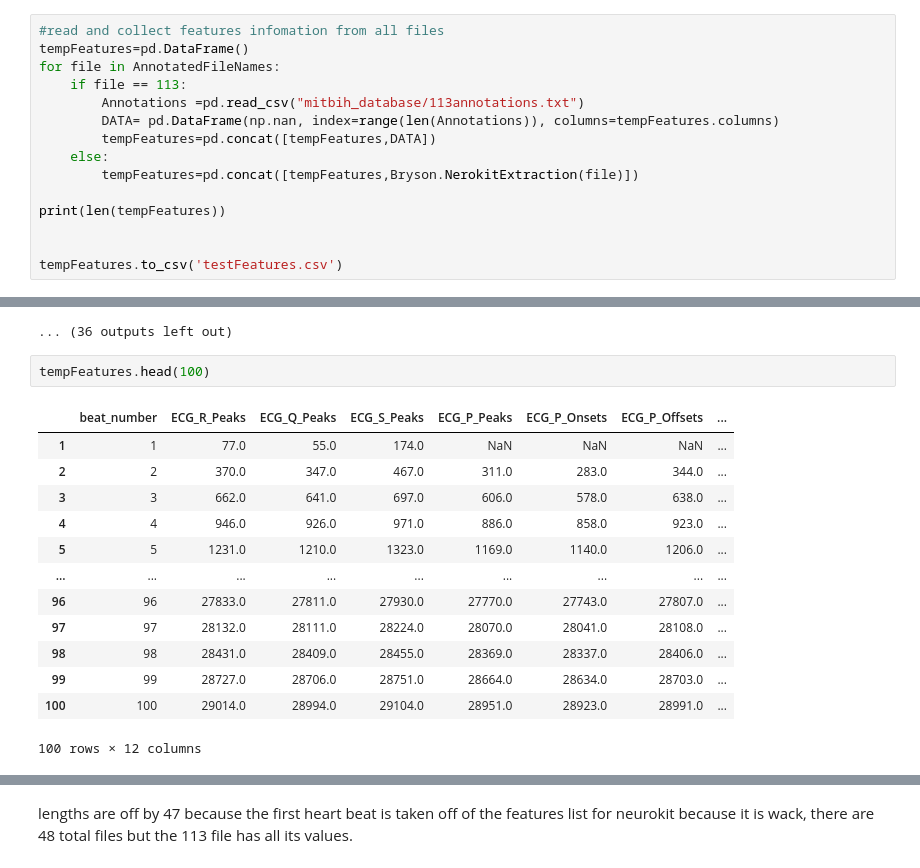
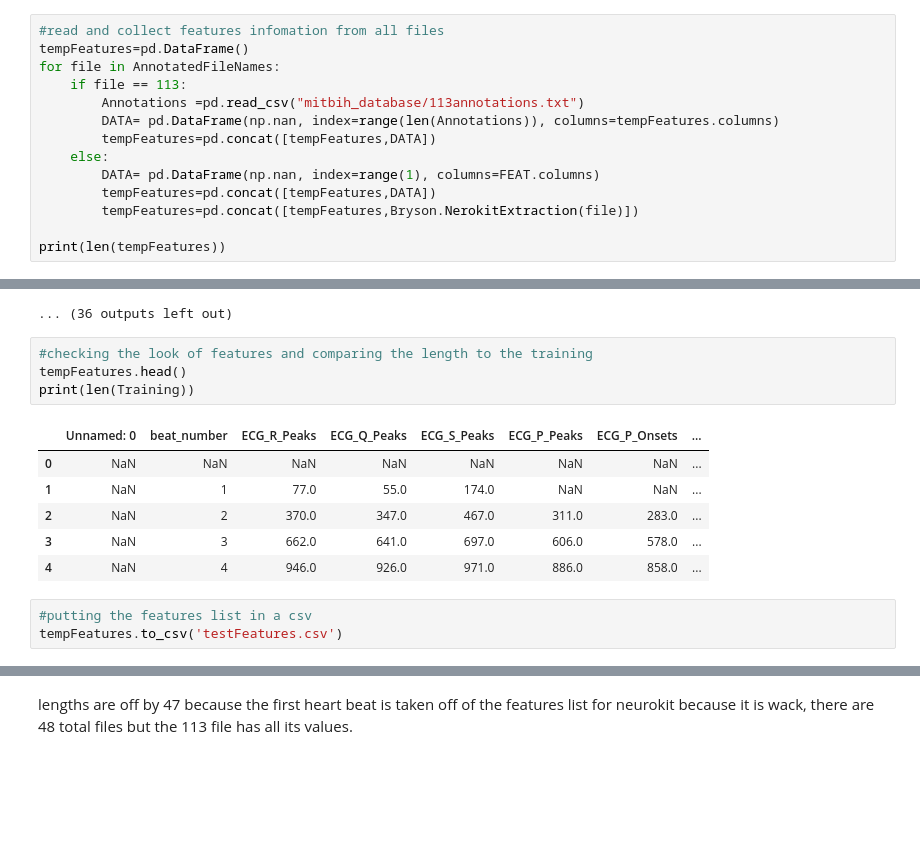
Before and after one commit to aartisinghh/Sensights, a Jupyter notebook: Recording features.ipynb, the cells around one changed output, grey strips where cells are left out. Cells and saved outputs as stored; diff of their text form; blank space fills up the shorter version.

```diff
--- a/Recording features.ipynb
+++ b/Recording features.ipynb
@@ -27,12 +35,11 @@ for file in AnnotatedFileNames:
         DATA= pd.DataFrame(np.nan, index=range(len(Annotations)), columns=tempFeatures.columns)
         tempFeatures=pd.concat([tempFeatures,DATA])
     else:
+        DATA= pd.DataFrame(np.nan, index=range(1), columns=FEAT.columns)
+        tempFeatures=pd.concat([tempFeatures,DATA])
         tempFeatures=pd.concat([tempFeatures,Bryson.NerokitExtraction(file)])
 
 print(len(tempFeatures))
-
-
-tempFeatures.to_csv('testFeatures.csv')
 # %% [output]
 extracting File 100
 extraction complete
@@ -58,20 +65,18 @@ extracting File 111
 extraction complete
 extracting File 112
 ... (36 outputs left out)
-# %%
-tempFeatures.head(100)
-# %% [output]
-|  | beat_number | ECG_R_Peaks | ECG_Q_Peaks | ECG_S_Peaks | ECG_P_Peaks | ECG_P_Onsets | ECG_P_Offsets | ... |
-| 1 | 1 | 77.0 | 55.0 | 174.0 | NaN | NaN | NaN | ... |
-| 2 | 2 | 370.0 | 347.0 | 467.0 | 311.0 | 283.0 | 344.0 | ... |
-| 3 | 3 | 662.0 | 641.0 | 697.0 | 606.0 | 578.0 | 638.0 | ... |
-| 4 | 4 | 946.0 | 926.0 | 971.0 | 886.0 | 858.0 | 923.0 | ... |
-| 5 | 5 | 1231.0 | 1210.0 | 1323.0 | 1169.0 | 1140.0 | 1206.0 | ... |
-| ... | ... | ... | ... | ... | ... | ... | ... | ... |
-| 96 | 96 | 27833.0 | 27811.0 | 27930.0 | 27770.0 | 27743.0 | 27807.0 | ... |
-| 97 | 97 | 28132.0 | 28111.0 | 28224.0 | 28070.0 | 28041.0 | 28108.0 | ... |
-| 98 | 98 | 28431.0 | 28409.0 | 28455.0 | 28369.0 | 28337.0 | 28406.0 | ... |
-| 99 | 99 | 28727.0 | 28706.0 | 28751.0 | 28664.0 | 28634.0 | 28703.0 | ... |
-| 100 | 100 | 29014.0 | 28994.0 | 29104.0 | 28951.0 | 28923.0 | 28991.0 | ... |
-100 rows × 12 columns
+# %%
+#checking the look of features and comparing the length to the training
+tempFeatures.head()
+print(len(Training))
+# %% [output]
+|  | Unnamed: 0 | beat_number | ECG_R_Peaks | ECG_Q_Peaks | ECG_S_Peaks | ECG_P_Peaks | ECG_P_Onsets | ... |
+| 0 | NaN | NaN | NaN | NaN | NaN | NaN | NaN | ... |
+| 1 | NaN | 1 | 77.0 | 55.0 | 174.0 | NaN | NaN | ... |
+| 2 | NaN | 2 | 370.0 | 347.0 | 467.0 | 311.0 | 283.0 | ... |
+| 3 | NaN | 3 | 662.0 | 641.0 | 697.0 | 606.0 | 578.0 | ... |
+| 4 | NaN | 4 | 946.0 | 926.0 | 971.0 | 886.0 | 858.0 | ... |
+# %%
+#putting the features list in a csv
+tempFeatures.to_csv('testFeatures.csv')
 # %%
```
Also changed, not shown: parts of 5 cells of this notebook, 1 other file.
